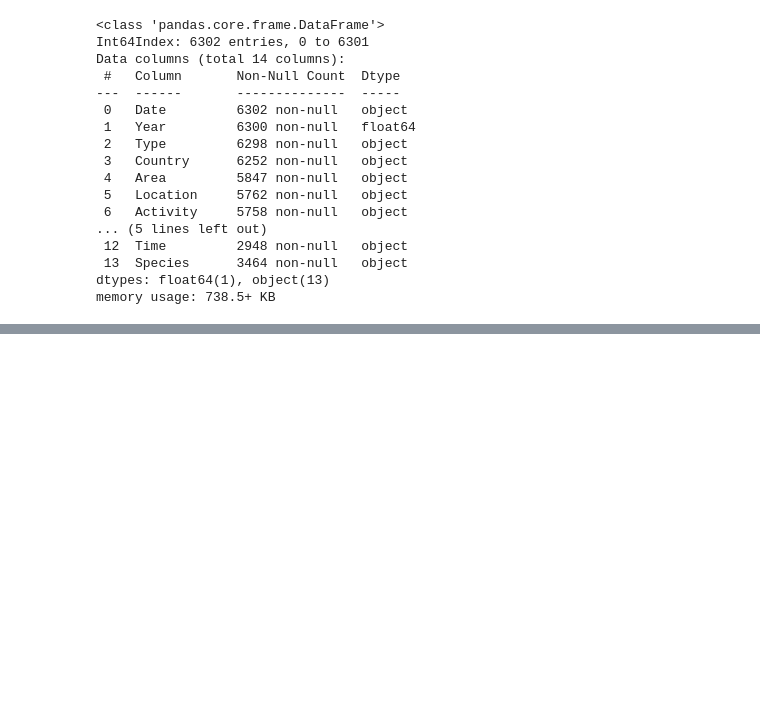
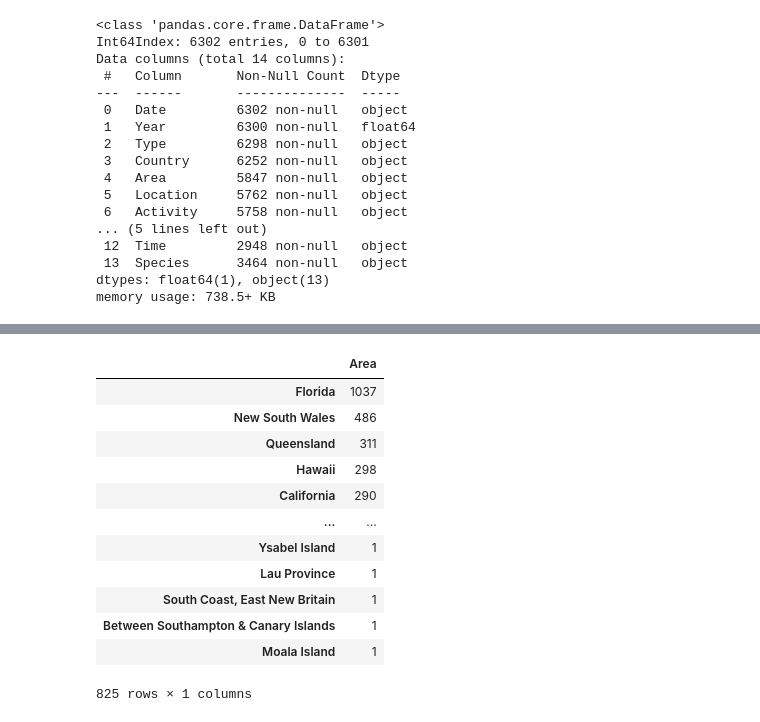
Before and after one commit to data2021oct/sharks, a Jupyter notebook: limpieza.ipynb, the cells around one changed output, grey strips where cells are left out. Drawn from its saved outputs; the diff is of its cells as text; code cells hidden in the pictures; blank space fills up the shorter version.

```diff
--- a/limpieza.ipynb
+++ b/limpieza.ipynb
@@ -134,0 +170,16 @@ memory usage: 738.5+ KB
+# %%
+areas
+# %% [output]
+|  | Area |
+| Florida | 1037 |
+| New South Wales | 486 |
+| Queensland | 311 |
+| Hawaii | 298 |
+| California | 290 |
+| ... | ... |
+| Ysabel Island | 1 |
+| Lau Province | 1 |
+| South Coast, East New Britain | 1 |
+| Between Southampton & Canary Islands | 1 |
+| Moala Island | 1 |
+825 rows × 1 columns
```
Also changed, not shown: parts of 4 cells of this notebook.
